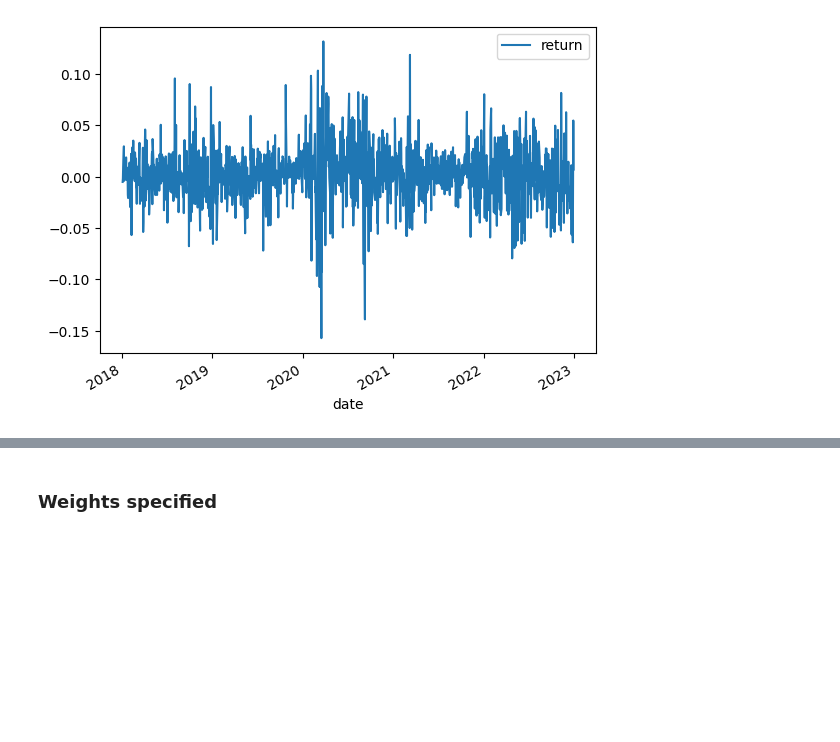
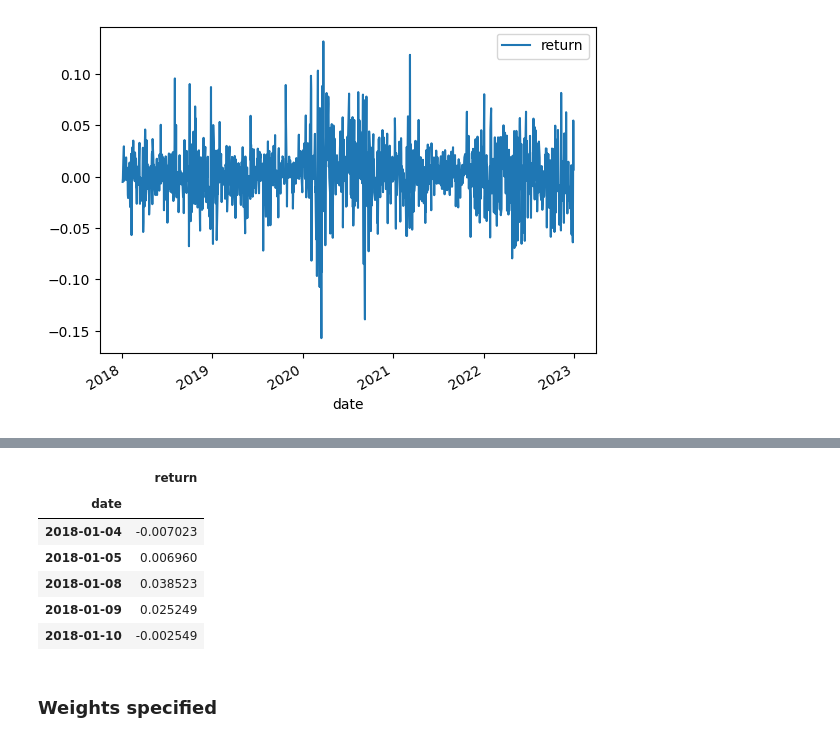
Before and after one commit to mohitbgupta-tcw/quantkit, a Jupyter notebook: notebooks/greg/scratch.ipynb, the cells around one changed output, grey strips where cells are left out. Saved outputs shown, nothing was run; the diff lists cells and outputs as text; code cells hidden in the pictures; blank space fills up the shorter version.

```diff
--- a/notebooks/greg/scratch.ipynb
+++ b/notebooks/greg/scratch.ipynb
@@ -180,3 +245,13 @@ df.plot()
+# %%
+cumulative_returns_df.dropna().head()
+# %% [output]
+|  | return |
+| date |  |
+| 2018-01-04 | -0.007023 |
+| 2018-01-05 | 0.006960 |
+| 2018-01-08 | 0.038523 |
+| 2018-01-09 | 0.025249 |
+| 2018-01-10 | -0.002549 |
 # %% [markdown]
 ### Weights specified
 # %%
```
Also changed, not shown: parts of 10 cells of this notebook, 8 other files.
